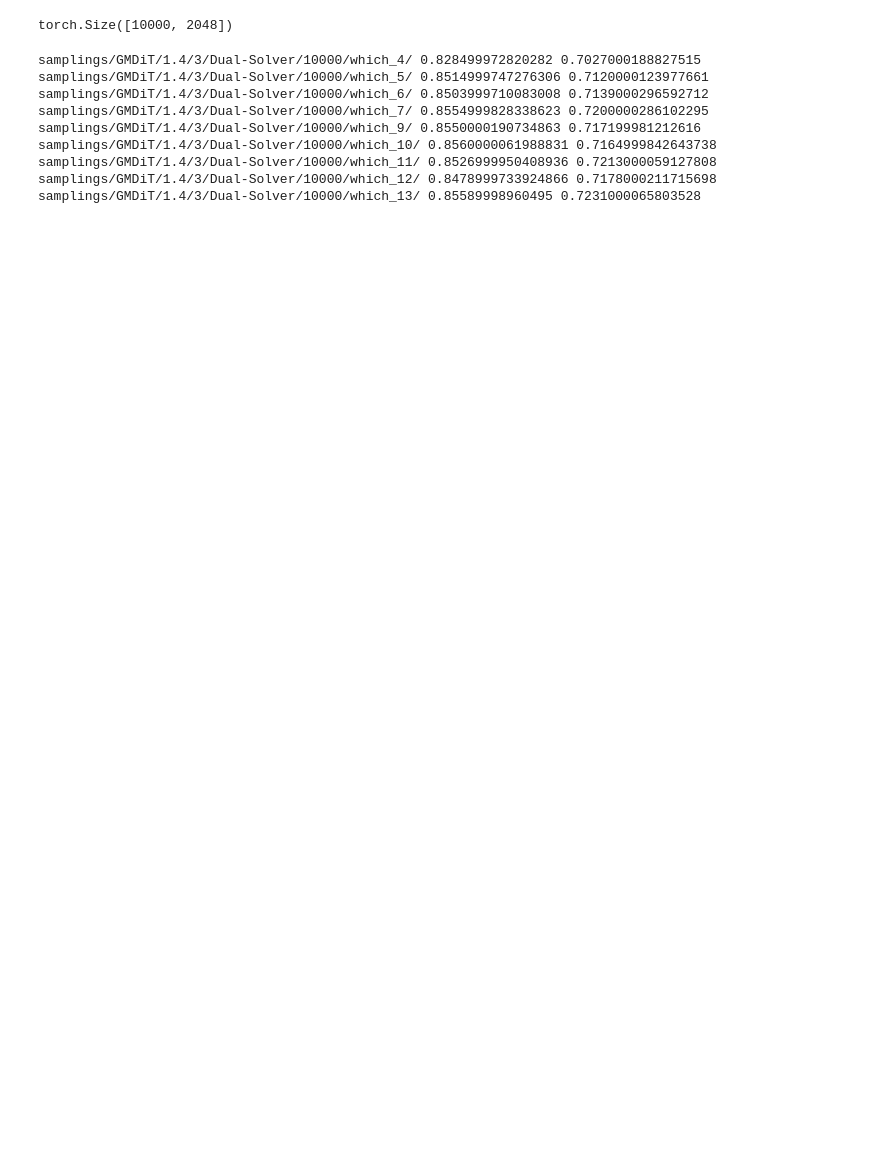
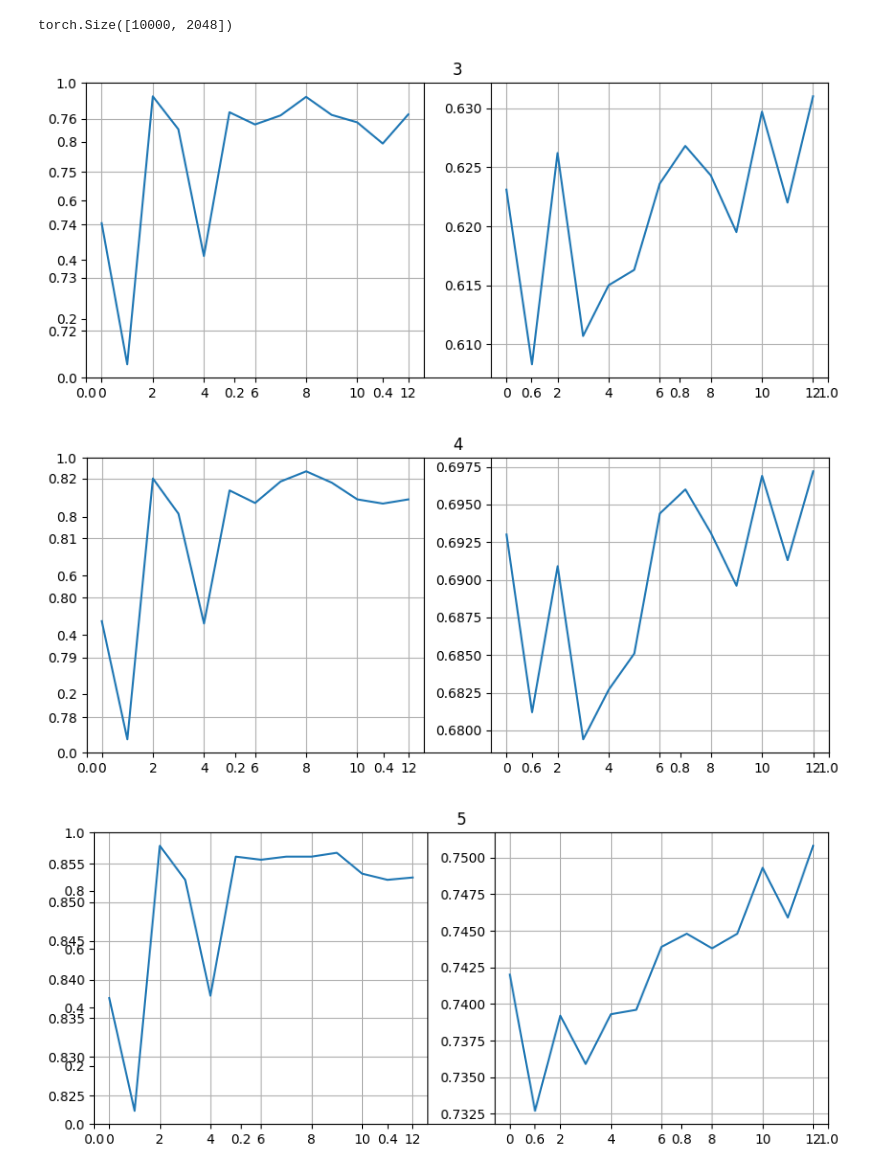
Before and after one commit to scpark20/logpx_samplers, a Jupyter notebook: fid/precision_recall.ipynb, the cells around one changed output. Drawn from its saved outputs; the diff is of its cells as text; code cells hidden in the pictures; blank space fills up the shorter version.

```diff
--- a/fid/precision_recall.ipynb
+++ b/fid/precision_recall.ipynb
@@ -68,21 +39,36 @@ valid_features.shape
 # %% [output]
 torch.Size([10000, 2048])
 # %%
-for i in range(0, 15):
-    dir = f"samplings/GMDiT/1.4/3/Dual-Solver/10000/which_{i}/"
-    if not os.path.exists(dir):
-        continue
+from tqdm import tqdm
+import matplotlib.pyplot as plt
 
-    sample_features = load_feats(dir)
-    precision, recall = precision_recall_torch(valid_features, sample_features, normalize=True)
-    print(dir, precision, recall)
+precisions = {}
+recalls = {}
+for k in tqdm([3, 4, 5, 6, 7]):
+    precisions[k] = []
+    recalls[k] = []
+    for i in tqdm(range(0, 15)):
+        dir = f"samplings/GMDiT/1.4/3/Dual-Solver/10000/which_{i}/"
+        if not os.path.exists(dir):
+            continue
+
+        sample_features = load_feats(dir)
+        #print('sample_features')
+        precision, recall = precision_recall_torch(valid_features, sample_features, k=k)
+        #print('precision, recall')
+        precisions[k].append(precision)
+        recalls[k].append(recall)
+
+    plt.figure(figsize=[10, 4])
+    plt.title(f"{k}")
+    plt.subplot(1, 2, 1)
+    plt.grid()
+    plt.plot(precisions[k])
+    plt.subplot(1, 2, 2)
+    plt.plot(recalls[k])
+    plt.grid()
+    plt.show()
 # %% [output]
-samplings/GMDiT/1.4/3/Dual-Solver/10000/which_4/ 0.828499972820282 0.7027000188827515
-samplings/GMDiT/1.4/3/Dual-Solver/10000/which_5/ 0.8514999747276306 0.7120000123977661
-samplings/GMDiT/1.4/3/Dual-Solver/10000/which_6/ 0.8503999710083008 0.7139000296592712
-samplings/GMDiT/1.4/3/Dual-Solver/10000/which_7/ 0.8554999828338623 0.7200000286102295
-samplings/GMDiT/1.4/3/Dual-Solver/10000/which_9/ 0.8550000190734863 0.717199981212616
-samplings/GMDiT/1.4/3/Dual-Solver/10000/which_10/ 0.8560000061988831 0.7164999842643738
-samplings/GMDiT/1.4/3/Dual-Solver/10000/which_11/ 0.8526999950408936 0.7213000059127808
-samplings/GMDiT/1.4/3/Dual-Solver/10000/which_12/ 0.8478999733924866 0.7178000211715698
-samplings/GMDiT/1.4/3/Dual-Solver/10000/which_13/ 0.85589998960495 0.7231000065803528
+[figure, added]
+[figure, added]
+[figure, added]
```
Also changed, not shown: parts of 3 cells of this notebook, 16 other files.
